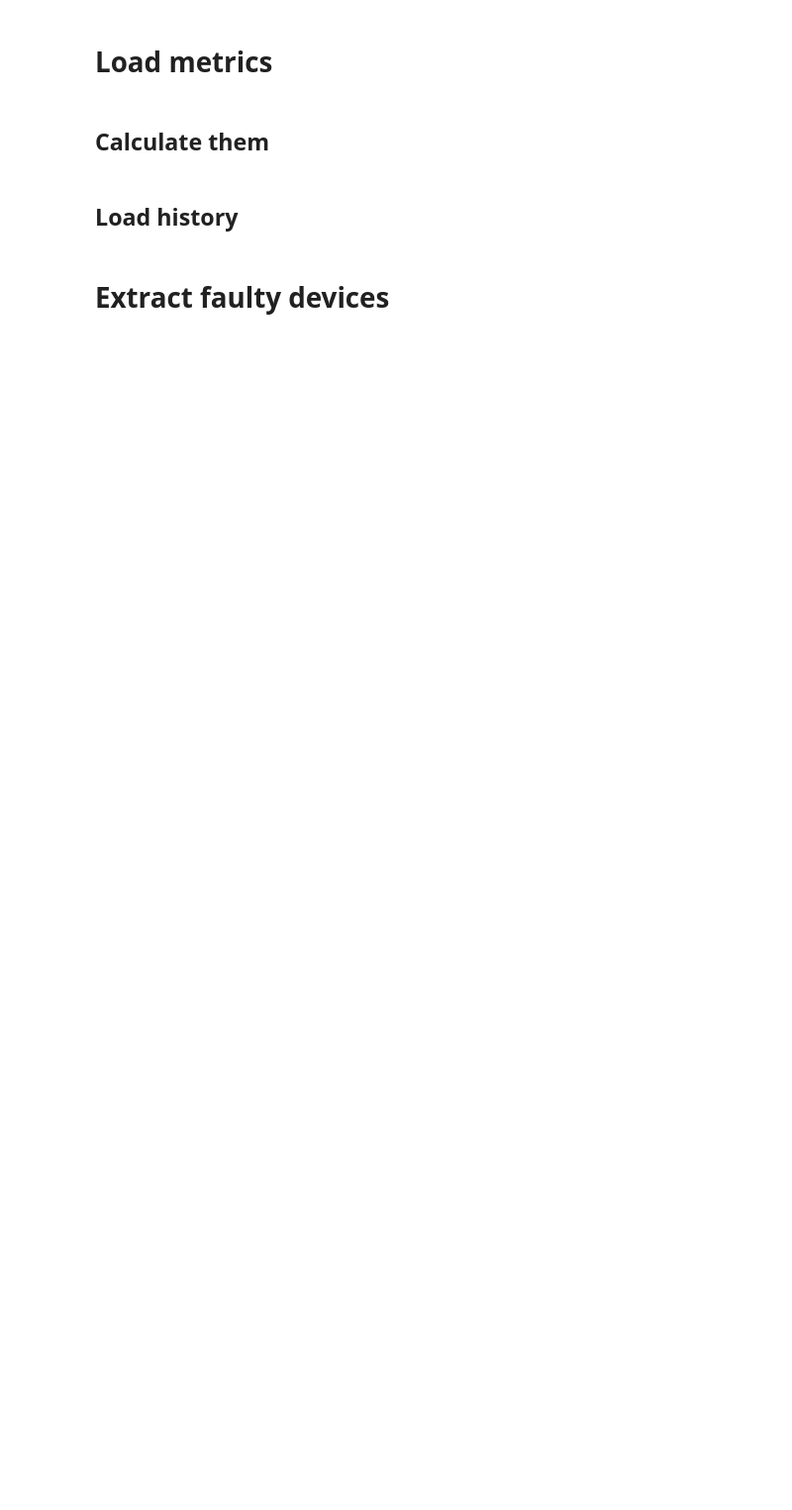
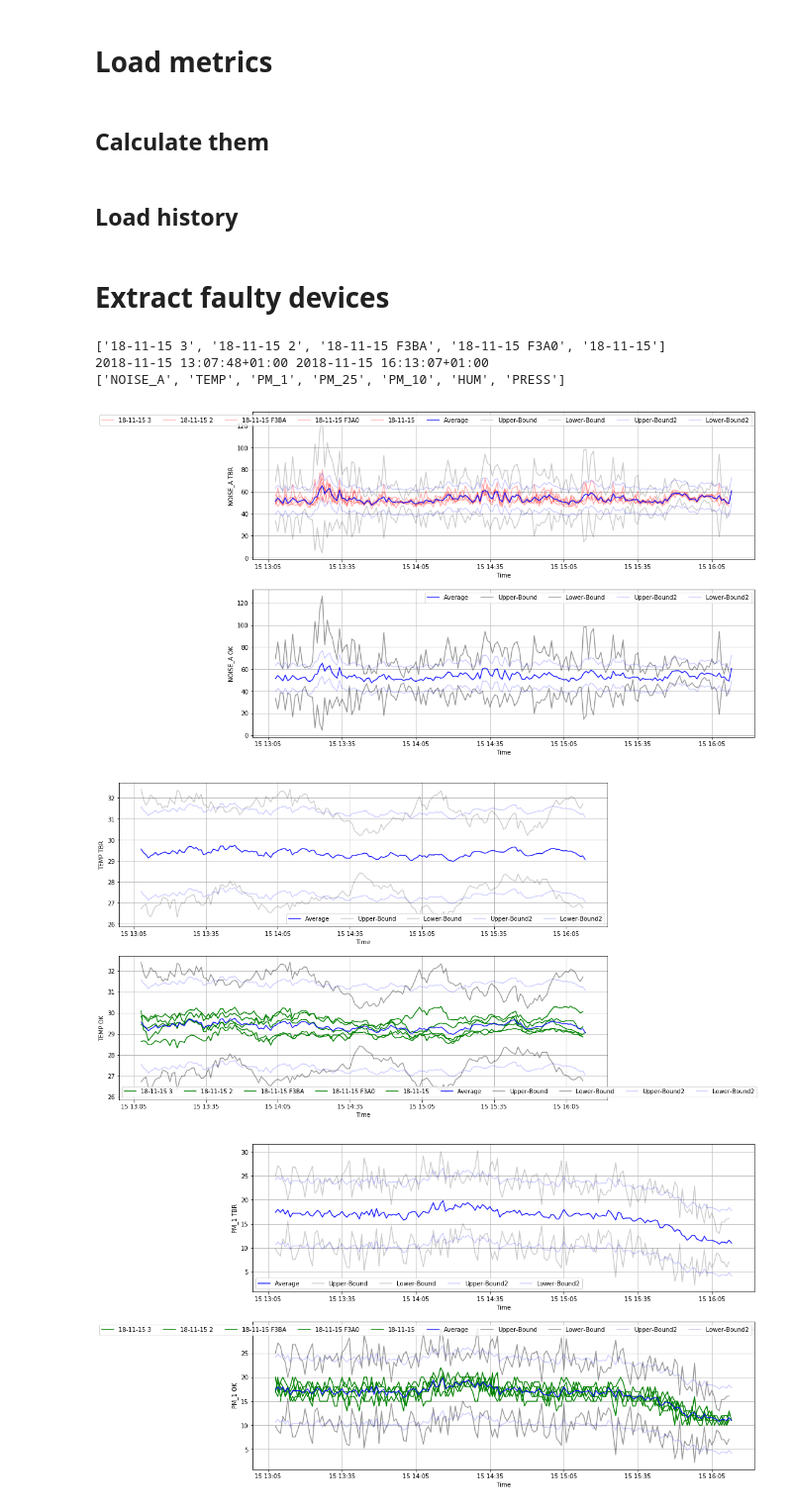
Before and after one commit to fablabbcn/smartcitizen-data, a Jupyter notebook: notebooks/SCKs Dispersion Test.ipynb, the cells around one changed output. Shown at 99% size. Cells and saved outputs as stored; diff of their text form; code cells hidden in the pictures; blank space fills up the shorter version.

Commit message:
Add manual load for dispersion test from csv and resample to match different time frames

```diff
--- a/notebooks/SCKs Dispersion Test.ipynb
+++ b/notebooks/SCKs Dispersion Test.ipynb
@@ -115,0 +109,30 @@ readings[name_reading]['devices'] = dict()
+# %%
+from os.path import join
+import os
+import pandas as pd
+
+folder = '/Users/macoscar/Documents/04_Projects/02_FabLab/02_SmartCitizen/04_iScape/99_DataAnalysis/smartcitizen-iscape-tests/data/2018/11/2018-11_INT_DELIVERY_HASSELT/RAW_DATA'
+
+name_reading = 'DISPERSION'
+readings = dict()
+readings[name_reading] = dict()
+readings[name_reading]['devices'] = dict()
+
+
+for root, dirs, files in os.walk(folder):
+    print 'Loading files in', folder
+    for _file in files:
+        if _file.endswith(".CSV"):
+            print _file
+            name = _file[:_file.find('.')]
+            dataframe = pd.read_csv(join(folder, _file), skiprows=range(1,3)).set_index('Time')
+            dataframe.index = pd.to_datetime(dataframe.index).tz_localize('UTC').tz_convert('Europe/Madrid')
+
+            dataframe.index.strftime('%Y-%m-%dT%H%M%S')
+            dataframe.sort_index(inplace=True)
+
+            dataframe = dataframe.apply(pd.to_numeric,errors='coerce')
+            dataframe.fillna(0)
+
+            readings[name_reading]['devices'][name] = dict()
+            readings[name_reading]['devices'][name]['data'] = dataframe
@@ -192,13 +233,22 @@ list_channels = list()
 
 # Get list of devices
 list_devices = list(readings[dispersion_test]['devices'].keys())
+print list_devices
 # Init list of common channels
 list_channels = readings[dispersion_test]['devices'][list_devices[0]]['data'].columns
+min_date = pd.to_datetime('2000-01-01 00:00:00')
+max_date = pd.to_datetime('2100-01-01 00:00:00')
+
+min_date = min_date.tz_localize('UTC').tz_convert('Europe/Madrid')
+max_date = max_date.tz_localize('UTC').tz_convert('Europe/Madrid')
 
 # Extract list of common channels
 for device in readings[dispersion_test]['devices']:
     list_channels = list(set(list_channels) & set(readings[dispersion_test]['devices'][device]['data'].columns))
+    min_date = max(readings[dispersion_test]['devices'][device]['data'].index[0], min_date)
+    max_date = min(readings[dispersion_test]['devices'][device]['data'].index[-1], max_date)
 
+print min_date, max_date
 if 'BATT' in list_channels: list_channels.remove('BATT')
 if 'LIGHT' in list_channels: list_channels.remove('LIGHT')
 
@@ -211,7 +261,8 @@ for channel in list_channels:
     fig, (ax1, ax2) = plot.subplots(nrows = 2, figsize= (15,10))
     for device in list_devices:
 
-        dispersion_df[channel + '-' + device] = readings[dispersion_test]['devices'][device]['data'].loc[:,channel].astype('float64')
+        dispersion_df[channel + '-' + device] = readings[dispersion_test]['devices'][device]['data'].loc[min_date:max_date,channel].resample('1Min').bfill()
+        # dispersion_df = dispersion_df.resample('1Min').bfill()
         list_columns.append(channel + '-' + device)
 
     # Calculate Metrics
@@ -236,37 +287,43 @@ for channel in list_channels:
     lower_bound2 = dispersion_df[channel + '_AVG'] - limit_confidence_sigma*dispersion_global
 
     for device in list_devices:
-
         if any(dispersion_df[channel + '-' + device] > upper_bound2) or any(dispersion_df[channel + '-' + device] < lower_bound2):
             alpha = 0.3
             color = 'r'
             ax1.plot(dispersion_df.index, dispersion_df[channel + '-' + device], color = color, label = device, alpha = alpha)
 
         else:
-            alpha = 0.1
+            alpha = 1
             color = 'g'
             ax2.plot(dispersion_df.index, dispersion_df[channel + '-' + device], color = color, label = device, alpha = alpha)
 
     ax1.plot(dispersion_df.index, dispersion_df[channel + '_AVG'],'b', label = 'Average', alpha = 0.9)
     ax1.plot(dispersion_df.index, upper_bound, 'k', label = 'Upper-Bound', alpha = 0.2)
     ax1.plot(dispersion_df.index, lower_bound, 'k',label = 'Lower-Bound', alpha = 0.2)
 
     ax1.plot(dispersion_df.index, upper_bound2, 'b', label = 'Upper-Bound2', alpha = 0.2)
     ax1.plot(dispersion_df.index, lower_bound2, 'b',label = 'Lower-Bound2', alpha = 0.2)
     ax1.legend(loc='best', ncol = 10)
     ax1.grid(True)
     ax1.set_ylabel(channel + ' TBR')
     ax1.set_xlabel('Time')
 
     ax2.plot(dispersion_df.index, dispersion_df[channel + '_AVG'],'b', label = 'Average', alpha = 0.9)
     ax2.plot(dispersion_df.index, upper_bound, 'k', label = 'Upper-Bound', alpha = 0.4)
     ax2.plot(dispersion_df.index, lower_bound, 'k',label = 'Lower-Bound', alpha = 0.4)
 
     ax2.plot(dispersion_df.index, upper_bound2, 'b', label = 'Upper-Bound2', alpha = 0.2)
     ax2.plot(dispersion_df.index, lower_bound2, 'b',label = 'Lower-Bound2', alpha = 0.2)
     ax2.legend(loc='best', ncol = 10)
     ax2.grid(True)
     ax2.set_ylabel(channel + ' OK')
     ax2.set_xlabel('Time')
 
 plot.show()
+# %% [output]
+['18-11-15 3', '18-11-15 2', '18-11-15 F3BA', '18-11-15 F3A0', '18-11-15']
+2018-11-15 13:07:48+01:00 2018-11-15 16:13:07+01:00
+['NOISE_A', 'TEMP', 'PM_1', 'PM_25', 'PM_10', 'HUM', 'PRESS']
+[figure, added]
+[figure, added]
+[figure, added]
```
Also changed, not shown: parts of 4 cells of this notebook.
